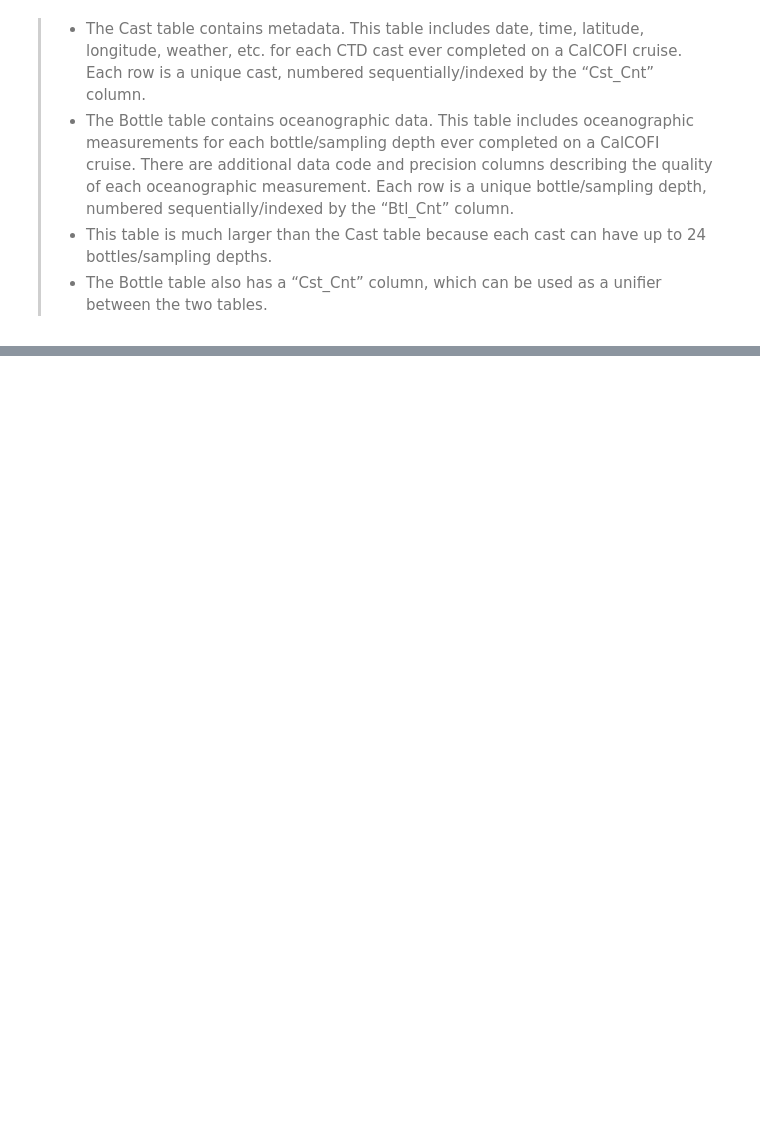
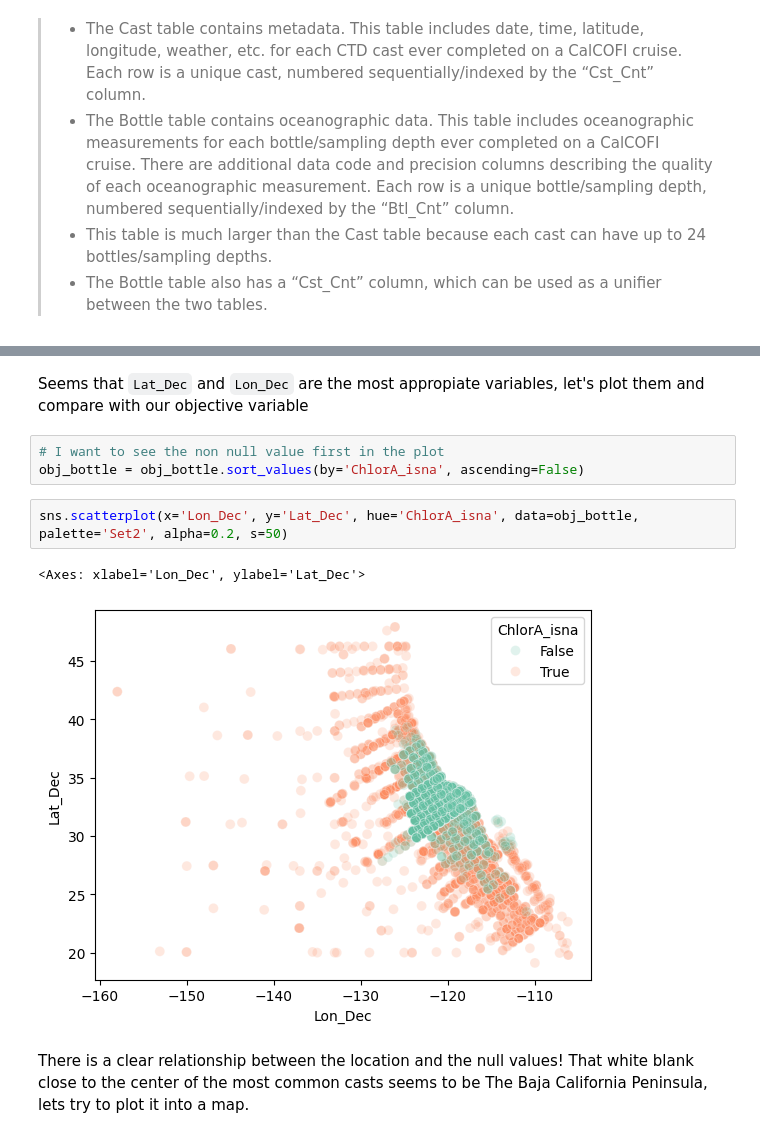
Before and after one commit to nicodigos/boston_dataset, a Jupyter notebook: Ocean.ipynb, the cells around one changed output, grey strips where cells are left out. Cells and saved outputs as stored; diff of their text form; blank space fills up the shorter version.

```diff
--- a/Ocean.ipynb
+++ b/Ocean.ipynb
@@ -141,0 +183,12 @@ Then cast seems to be the big device in the image which holds the bottles, also
+# %% [markdown]
+Seems that `Lat_Dec` and `Lon_Dec` are the most appropiate variables, let's plot them and compare with our objective variable
+# %%
+# I want to see the non null value first in the plot
+obj_bottle = obj_bottle.sort_values(by='ChlorA_isna', ascending=False)
+# %%
+sns.scatterplot(x='Lon_Dec', y='Lat_Dec', hue='ChlorA_isna', data=obj_bottle, palette='Set2', alpha=0.2, s=50)
+# %% [output]
+<Axes: xlabel='Lon_Dec', ylabel='Lat_Dec'>
+[figure, added]
+# %% [markdown]
+There is a clear relationship between the location and the null values! That white blank close to the center of the most common casts seems to be The Baja California Peninsula, lets try to plot it into a map.
```
Also changed, not shown: parts of 11 cells of this notebook, 2 other files.
